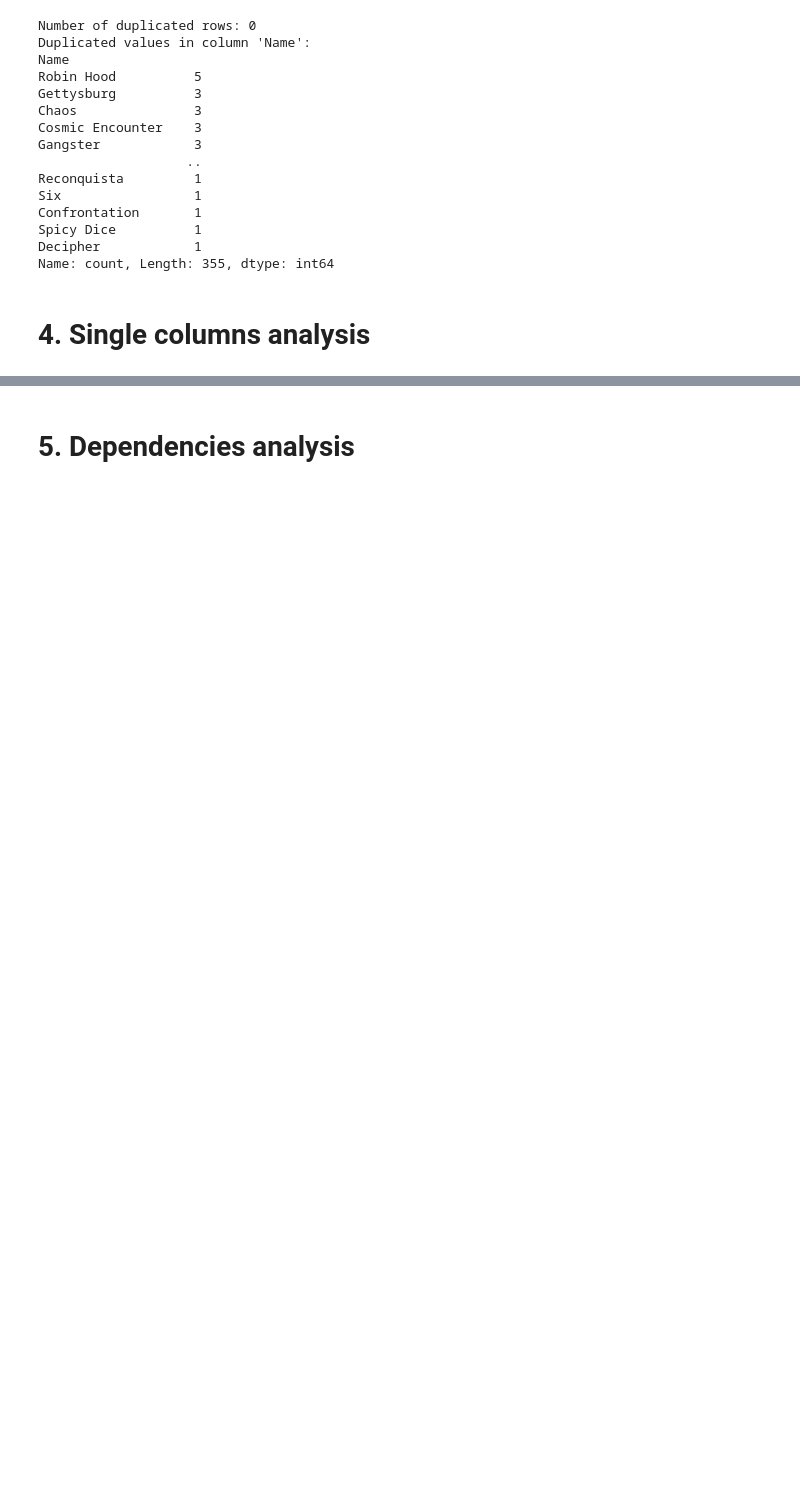
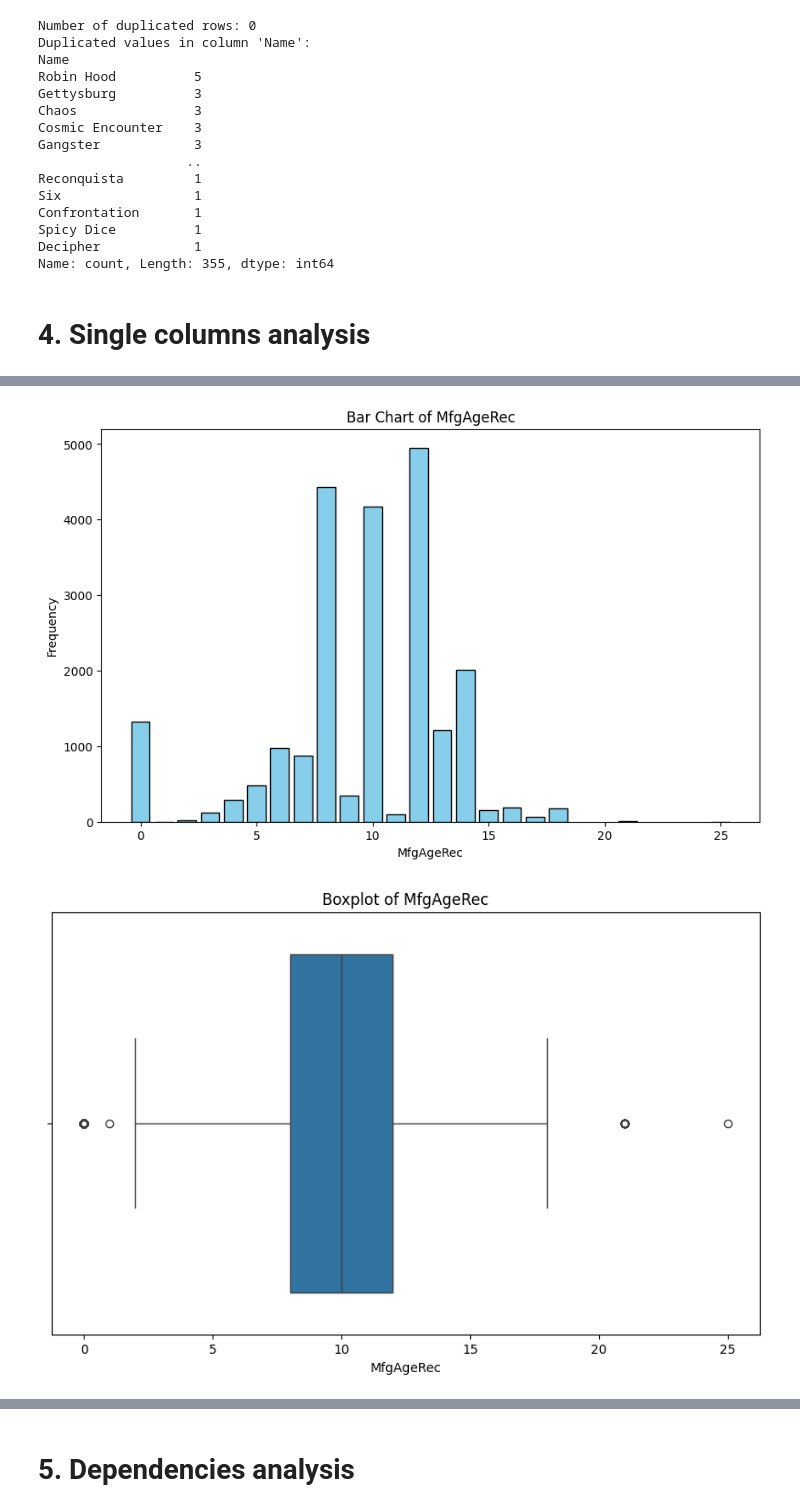
Before and after one commit to leopasq24/DataMining, a Jupyter notebook: data_understanding.ipynb, the cells around one changed output, grey strips where cells are left out. Drawn from its saved outputs; the diff is of its cells as text; code cells hidden in the pictures; blank space fills up the shorter version.

```diff
--- a/data_understanding.ipynb
+++ b/data_understanding.ipynb
@@ -131,0 +302,28 @@ columns_15_30 = df.columns[16:31]
+# %%
+# Manufacturer Age Recommendation statistics analysis
+mfg_age_rec = df["MfgAgeRec"]
+# barchart
+plt.figure(figsize=(10, 6))
+plt.bar(mfg_age_rec.value_counts().index, mfg_age_rec.value_counts().values, color='skyblue', edgecolor='black')
+plt.title('Bar Chart of MfgAgeRec')
+plt.xlabel('MfgAgeRec')
+plt.ylabel('Frequency')
+plt.show()
+# boxplot
+plt.figure(figsize=(10, 6))
+sns.boxplot(x=mfg_age_rec)
+plt.title('Boxplot of MfgAgeRec')
+plt.xlabel('MfgAgeRec')
+plt.show()
+# outliers detection
+Q1 = mfg_age_rec.quantile(0.25)
+Q3 = mfg_age_rec.quantile(0.75)
+IQR = Q3 - Q1
+lower_bound = Q1 - 1.5 * IQR
+upper_bound = Q3 + 1.5 * IQR
+outliers = mfg_age_rec[(mfg_age_rec < lower_bound) | (mfg_age_rec > upper_bound)]
+print(f"Number of outliers in MfgAgeRec: {len(outliers)}")
+print(outliers)
+# %% [output]
+[figure, added]
+[figure, added]
```
Also changed, not shown: parts of 13 cells of this notebook.
